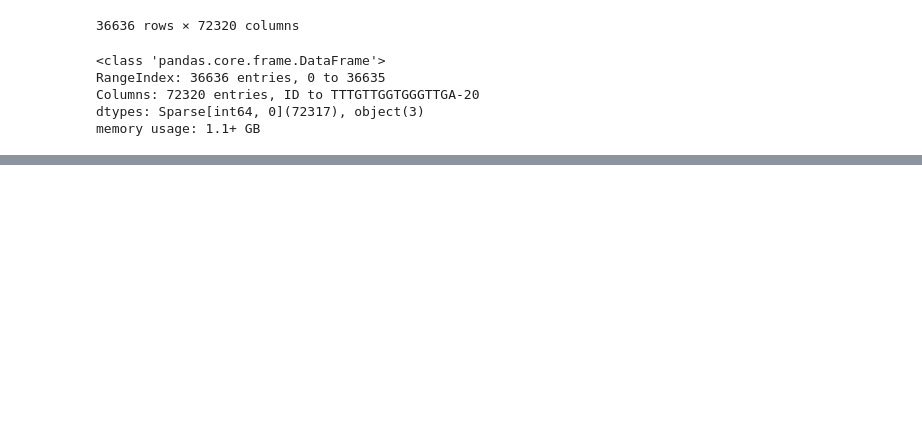
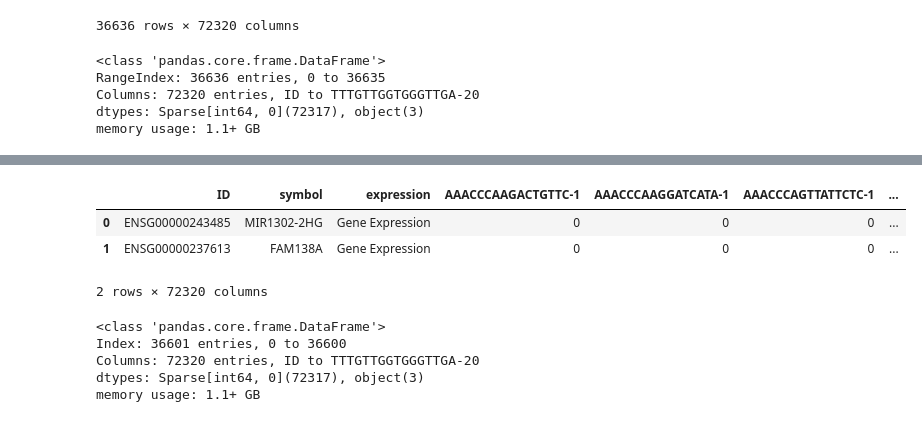
Before and after one commit to multi-omics-integration-for-MS/MS-GEO-Datasets, a Jupyter notebook: GSE239626/preproc.ipynb, the cells around one changed output, grey strips where cells are left out. Cells and saved outputs as stored; diff of their text form; code cells hidden in the pictures; blank space fills up the shorter version.

```diff
--- a/GSE239626/preproc.ipynb
+++ b/GSE239626/preproc.ipynb
@@ -205,0 +250,15 @@ memory usage: 1.1+ GB
+# %%
+gene_expression_df.head(2)
+# %% [output]
+|  | ID | symbol | expression | AAACCCAAGACTGTTC-1 | AAACCCAAGGATCATA-1 | AAACCCAGTTATTCTC-1 | ... |
+| 0 | ENSG00000243485 | MIR1302-2HG | Gene Expression | 0 | 0 | 0 | ... |
+| 1 | ENSG00000237613 | FAM138A | Gene Expression | 0 | 0 | 0 | ... |
+2 rows × 72320 columns
+# %%
+gene_expression_df.info()
+# %% [output]
+<class 'pandas.core.frame.DataFrame'>
+Index: 36601 entries, 0 to 36600
+Columns: 72320 entries, ID to TTTGTTGGTGGGTTGA-20
+dtypes: Sparse[int64, 0](72317), object(3)
+memory usage: 1.1+ GB
```
Also changed, not shown: parts of 14 cells of this notebook, 4 other files.
